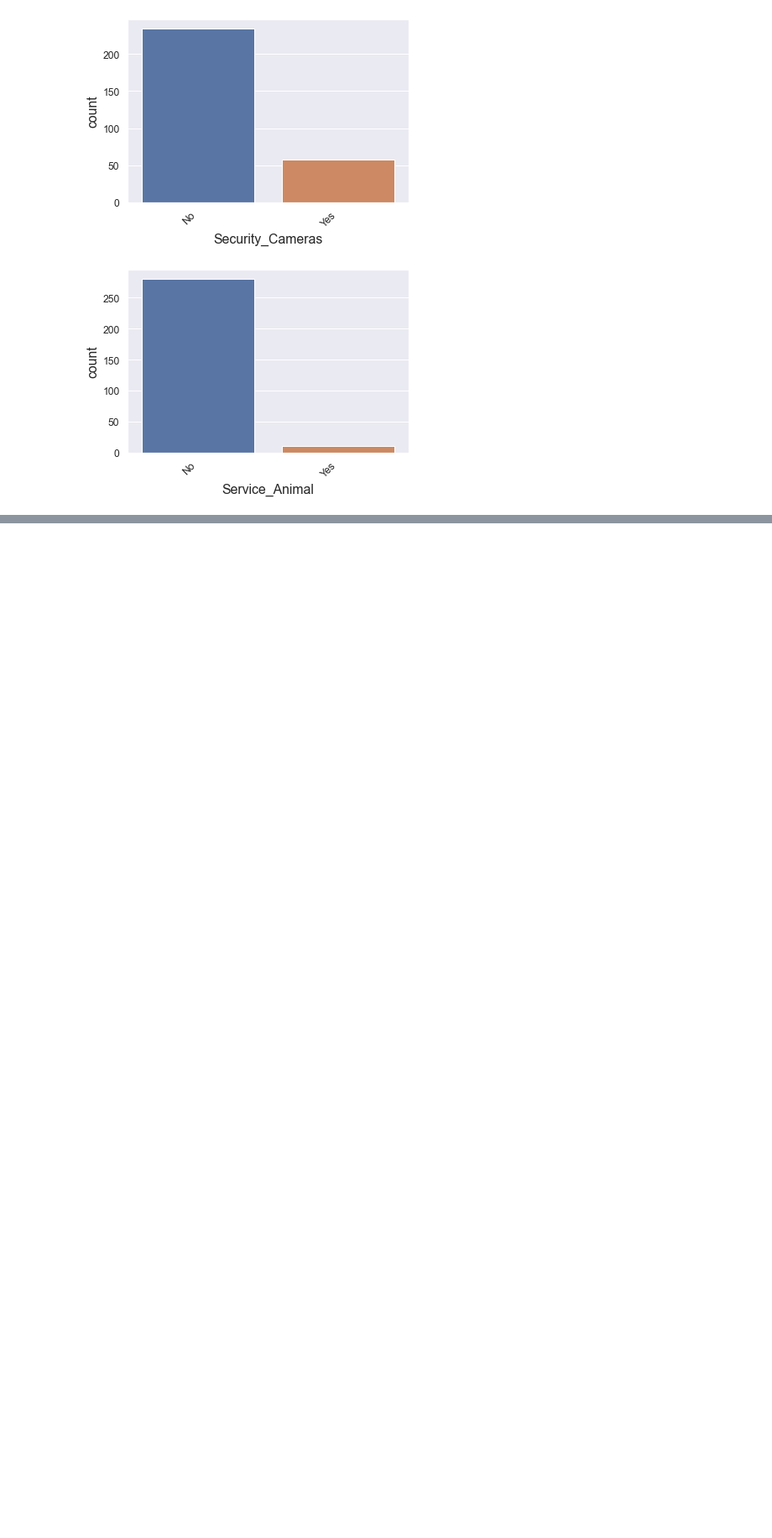
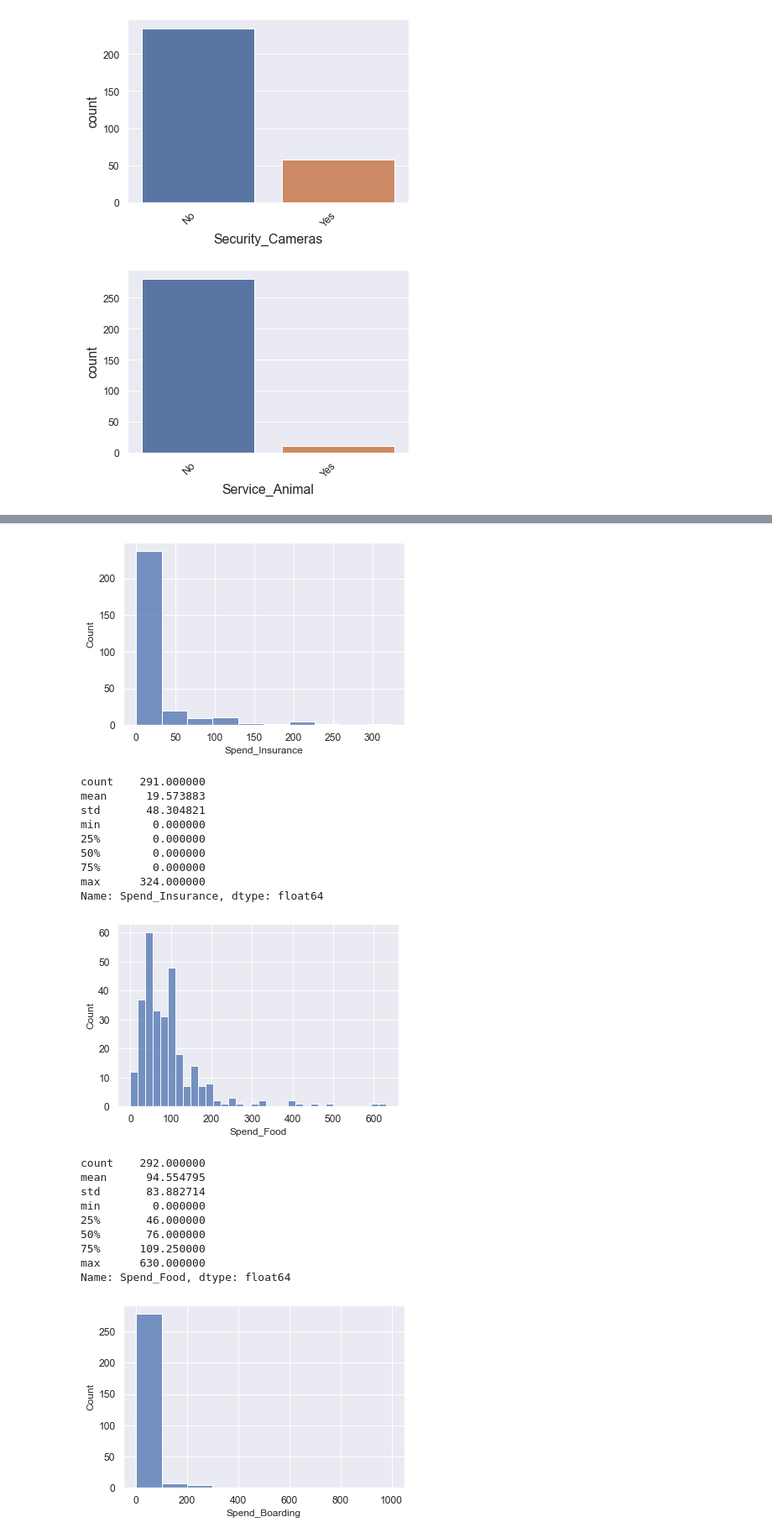
Before and after one commit to markhary/emba912_survey, a Jupyter notebook: ruby.ipynb, the cells around one changed output, grey strips where cells are left out. Shown at 84% size. Saved outputs shown, nothing was run; the diff lists cells and outputs as text; code cells hidden in the pictures; blank space fills up the shorter version.

```diff
--- a/ruby.ipynb
+++ b/ruby.ipynb
@@ -168,0 +174,47 @@ ConversionError: Failed to convert value(s) to axis units: 0           < $100
+# %%
+# Dog Spend
+#Spend_Insurance                   float64
+#Spend_Food                        float64
+#Spend_Boarding                    float64
+#Spend_Grooming                    float64
+column = "Spend_Insurance";
+survey_data_filtered = survey_data[survey_data[column]<700][column]
+create_histogram(survey_data_filtered, column)
+display(survey_data_filtered.describe());
+
+column = "Spend_Food";
+survey_data_filtered = survey_data[survey_data[column]<math.inf][column]
+create_histogram(survey_data_filtered, column)
+display(survey_data_filtered.describe());
+
+column = "Spend_Boarding";
+survey_data_filtered = survey_data[survey_data[column]<math.inf][column]
+create_histogram(survey_data_filtered, column)
+display(survey_data_filtered.describe());
+
+column = "Spend_Grooming";
+survey_data_filtered = survey_data[survey_data[column]<math.inf][column]
+create_histogram(survey_data_filtered, column)
+display(survey_data_filtered.describe());
+# %% [output]
+[figure, added]
+count    291.000000
+mean      19.573883
+std       48.304821
+min        0.000000
+25%        0.000000
+50%        0.000000
+75%        0.000000
+max      324.000000
+Name: Spend_Insurance, dtype: float64
+[figure, added]
+count    292.000000
+mean      94.554795
+std       83.882714
+min        0.000000
+25%       46.000000
+50%       76.000000
+75%      109.250000
+max      630.000000
+Name: Spend_Food, dtype: float64
+[figure, added]
```
Also changed, not shown: parts of 11 cells of this notebook, 13 other files.
